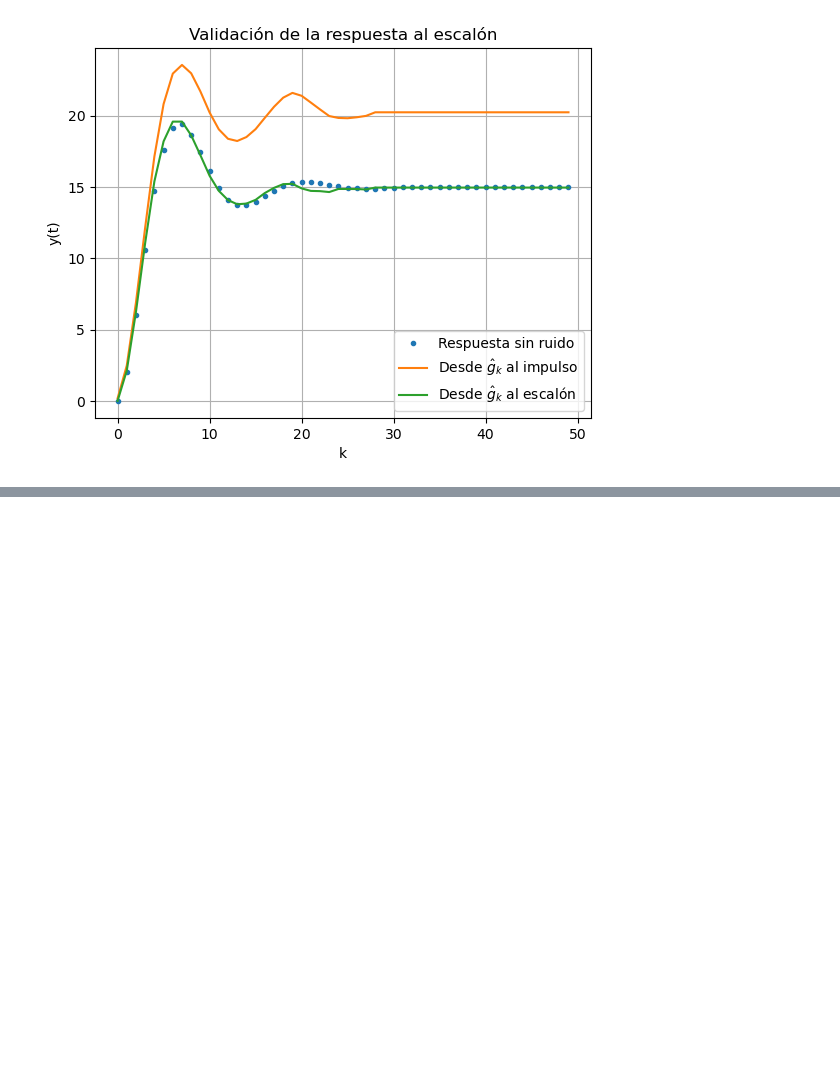
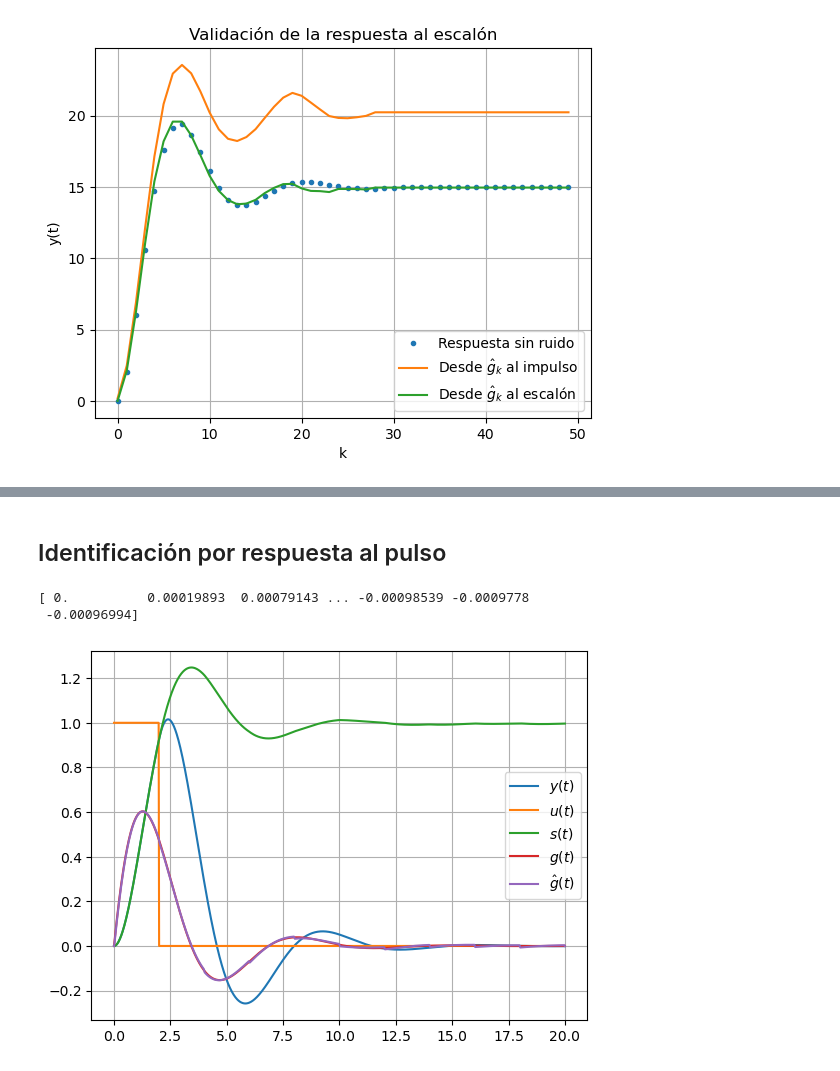
Before and after one commit to pgonfiuba/ica, a Jupyter notebook: 3. No parametrica/identificacion_temporal.ipynb, the cells around one changed output, grey strips where cells are left out. Drawn from its saved outputs; the diff is of its cells as text; code cells hidden in the pictures; blank space fills up the shorter version.

```diff
--- a/3. No parametrica/identificacion_temporal.ipynb
+++ b/3. No parametrica/identificacion_temporal.ipynb
@@ -79,0 +182,45 @@ plt.legend()
+# %% [markdown]
+## Identificación por respuesta al pulso
+# %%
+u = np.zeros(1001)
+Np = 100
+u[0:Np] = 1
+
+t = np.linspace(0,20,1001)
+s = ctrl.TransferFunction.s
+G1 = 1/(s**2 + 0.8*s + 1)
+_,yp = ctrl.forced_response(G1,T=t,U=u)
+_, g = ctrl.impulse_response(G1,T=t)
+
+# Reconstruyo la respuesta al escalón a partir de las mediciones
+st = np.zeros_like(yp)
+for k in range(len(yp)):
+    if k < Np:
+        # s[k] = Np * yp[k] (porque s[k-Np] = 0 cuando k < Np)
+        st[k] = yp[k]
+    else:
+        # s[k] = s[k-Np] + Np * yp[k]
+        st[k] = st[k - Np] + yp[k]
+
+print(yp)
+#st[0:Np] = yp[0:Np]
+#for i in range(Np,len(yp)):
+#    st[i] = yp[i]+st[i-Np]
+
+#g = np.concatenate([[0], np.diff(st)])*Np
+dt = t[1] - t[0]
+g_hat = np.diff(st, prepend=0) / dt   # o np.gradient(st, dt)
+
+
+plt.plot(t,yp,label='$y(t)$')
+plt.plot(t,u,label='$u(t)$')
+plt.plot(t,st,label='$s(t)$')
+plt.plot(t,g,label='$g(t)$')
+plt.plot(t,g_hat,label='$\\hat{{g}}(t)$')
+plt.legend()
+plt.grid()
+plt.show()
+# %% [output]
+[ 0.          0.00019893  0.00079143 ... -0.00098539 -0.0009778
+ -0.00096994]
+[figure, added]
```
Also changed, not shown: parts of 8 cells of this notebook.
